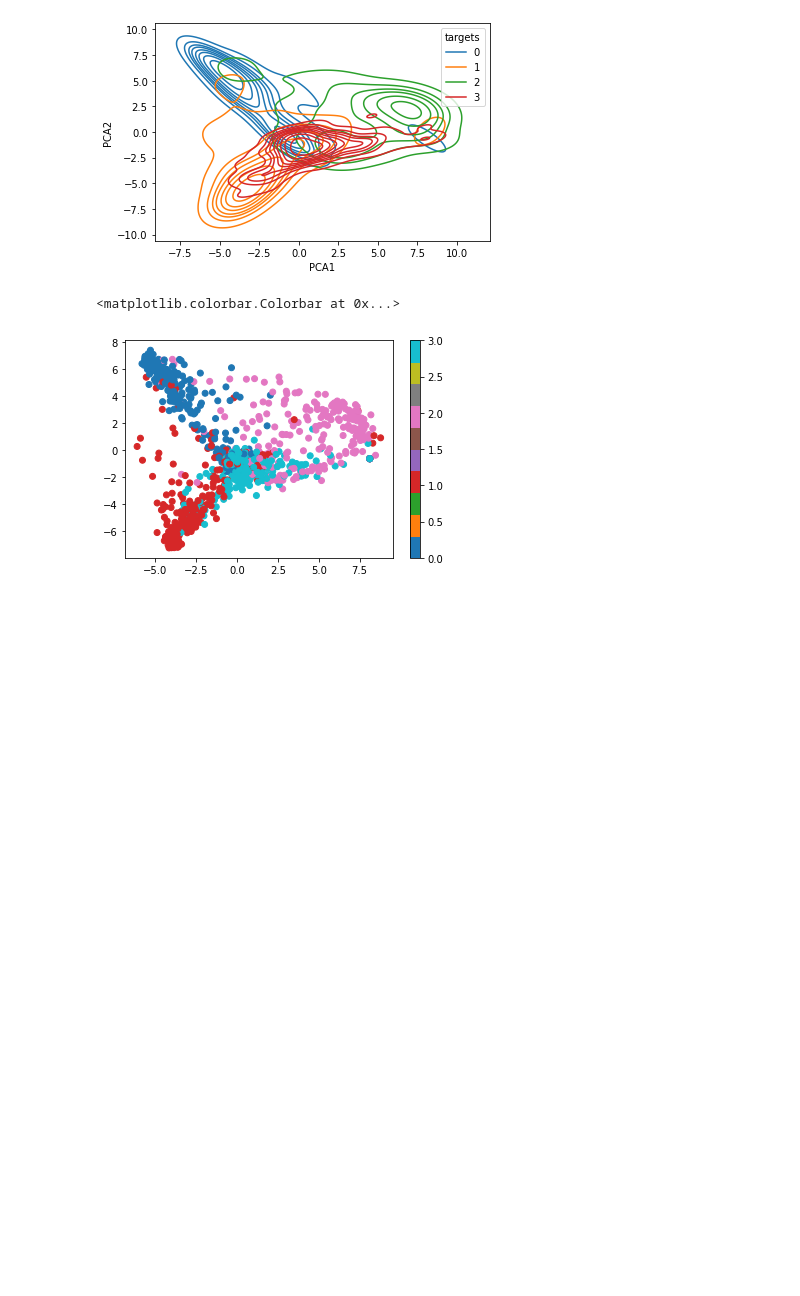
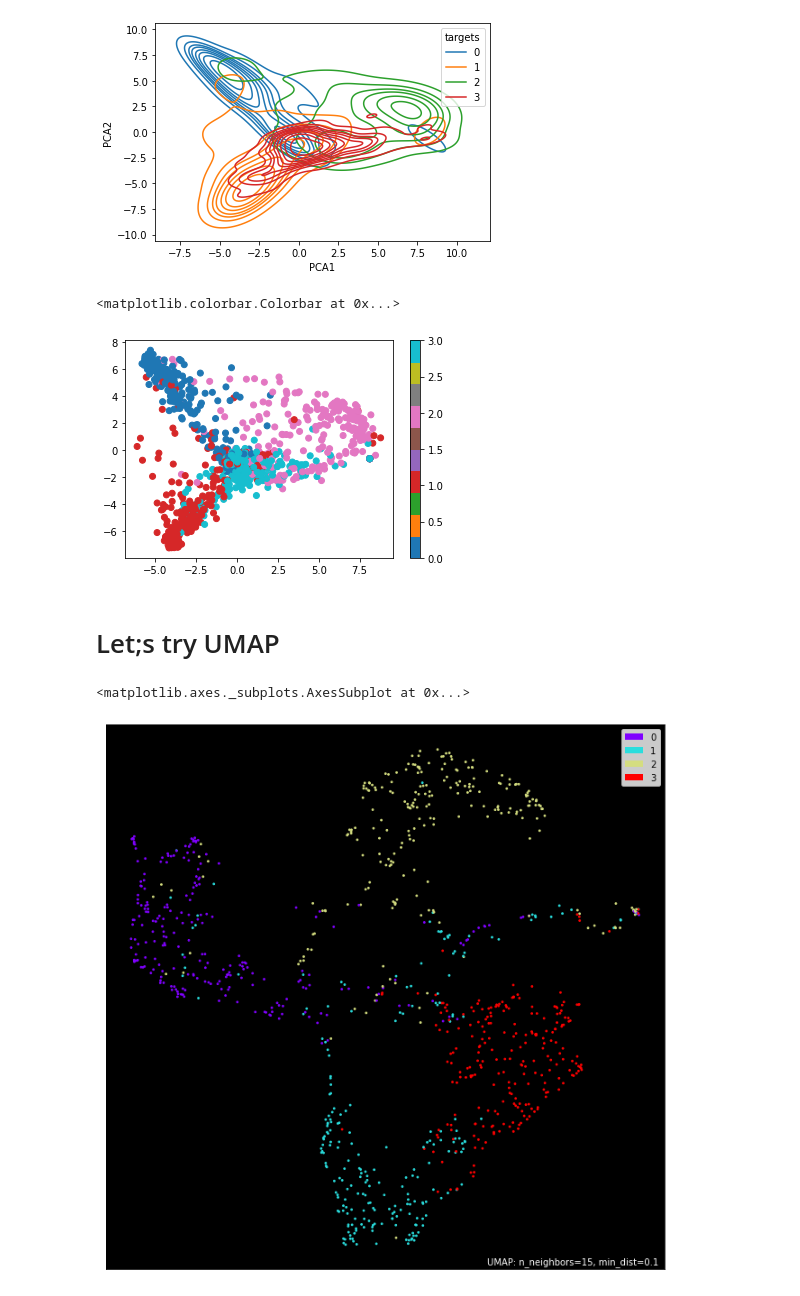
Before and after one commit to anoopsanka/retinal_oct, a Jupyter notebook: notebooks/OCT_simclr_representation.ipynb, the cells around one changed output. Saved outputs shown, nothing was run; the diff lists cells and outputs as text; code cells hidden in the pictures; blank space fills up the shorter version.

```diff
--- a/notebooks/OCT_simclr_representation.ipynb
+++ b/notebooks/OCT_simclr_representation.ipynb
@@ -256,3 +261,5 @@ plt.colorbar()
 # %% [output]
 <matplotlib.colorbar.Colorbar at 0x...>
 [figure]
+# %% [markdown]
+# Let;s try UMAP
@@ -258,0 +274,8 @@ plt.colorbar()
+# %%
+reducer = umap.UMAP( )
+umap_embedding = reducer.fit_transform(proj_testset)
+# %%
+umap.plot.points(reducer, labels=test_targets, color_key_cmap='Paired', theme='fire' )
+# %% [output]
+<matplotlib.axes._subplots.AxesSubplot at 0x...>
+[figure, added]
```
Also changed, not shown: parts of 7 cells of this notebook.
